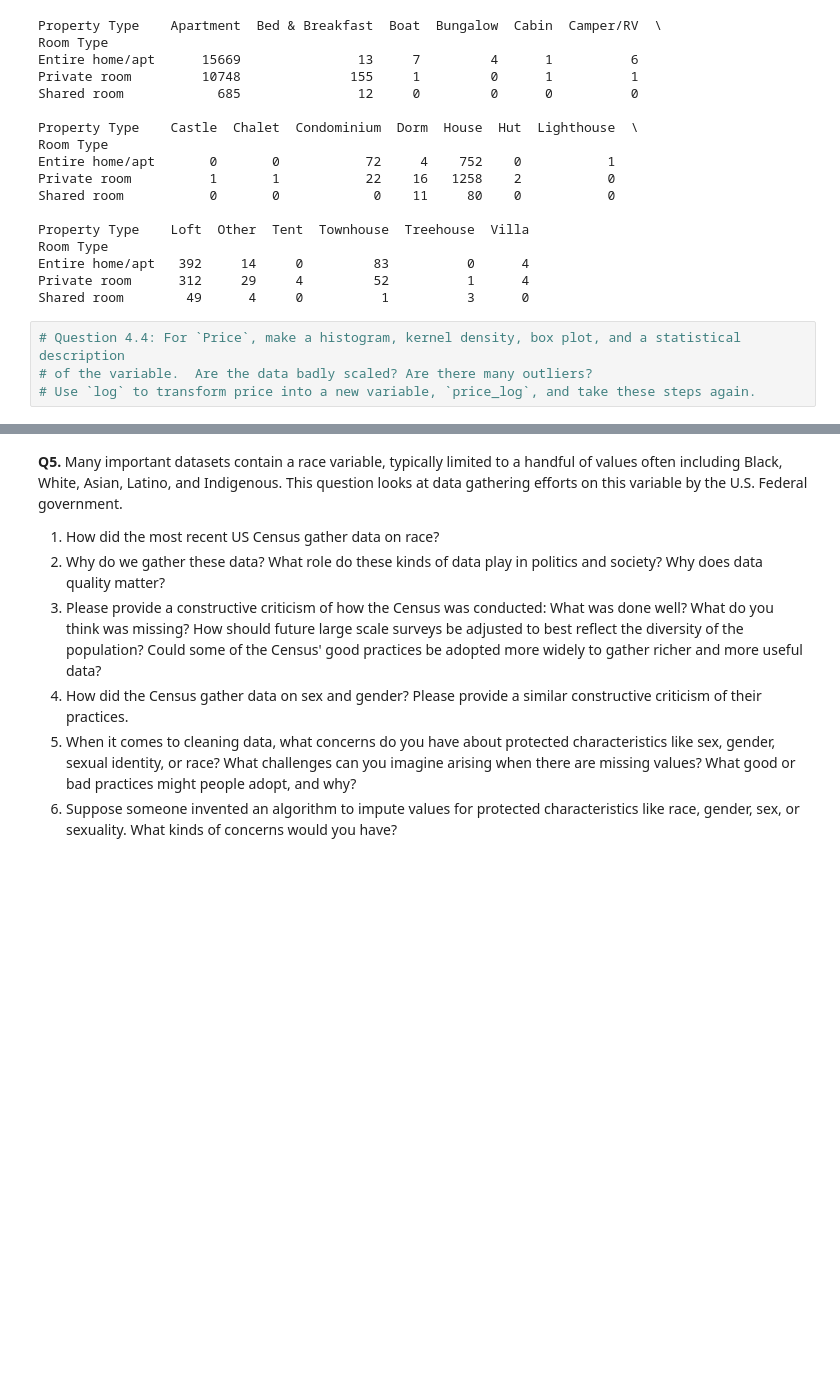
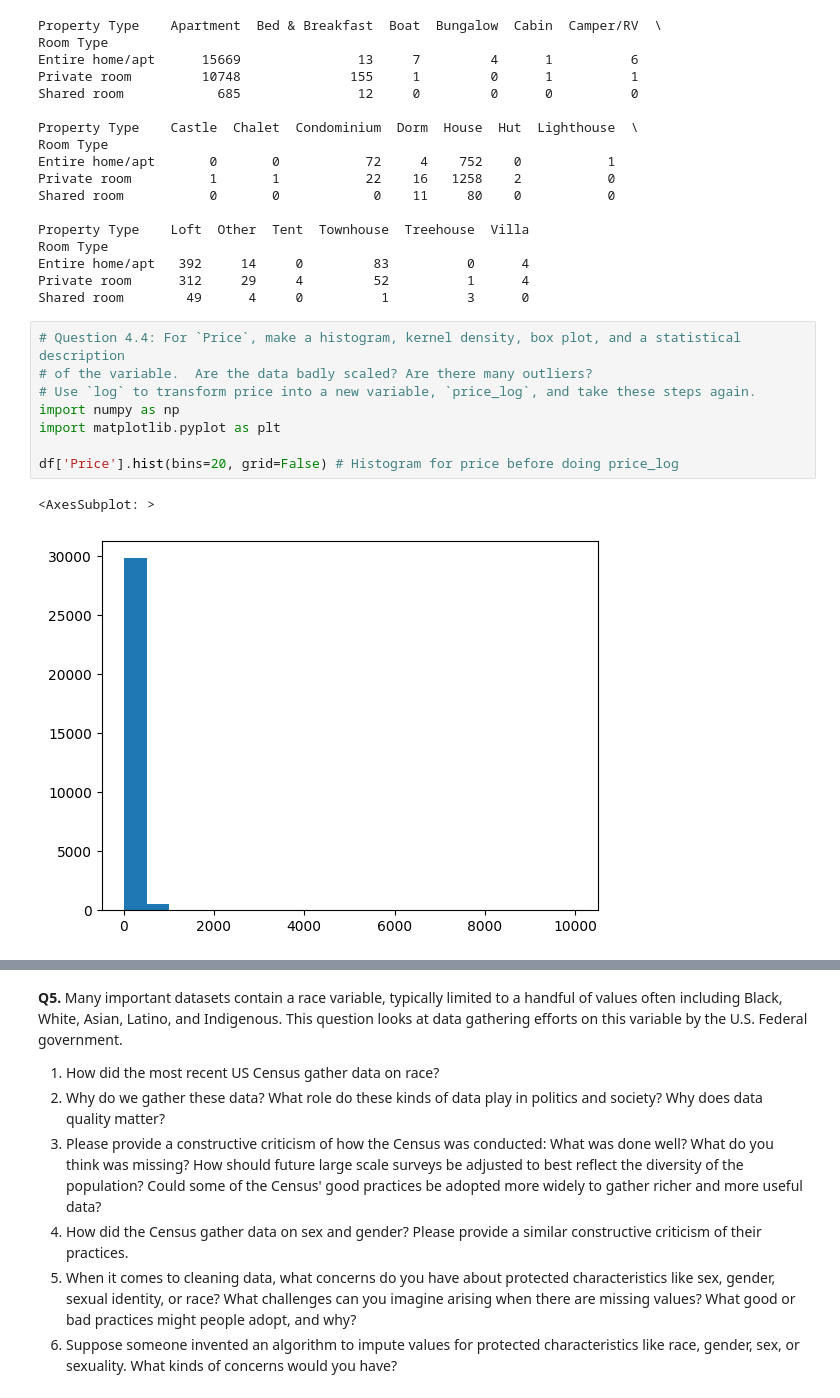
Before and after one commit to gdgurrola/assignment2, a Jupyter notebook: assignment2.ipynb, the cells around one changed output, grey strips where cells are left out. Saved outputs shown, nothing was run; the diff lists cells and outputs as text; blank space fills up the shorter version.

```diff
--- a/assignment2.ipynb
+++ b/assignment2.ipynb
@@ -236,4 +238,11 @@ Shared room        49      4     0          1          3      0
 # %%
 # Question 4.4: For `Price`, make a histogram, kernel density, box plot, and a statistical description
 # of the variable.  Are the data badly scaled? Are there many outliers?
 # Use `log` to transform price into a new variable, `price_log`, and take these steps again.
+import numpy as np
+import matplotlib.pyplot as plt
+
+df['Price'].hist(bins=20, grid=False) # Histogram for price before doing price_log
+# %% [output]
+<AxesSubplot: >
+[figure, added]
```
Also changed, not shown: parts of 8 cells of this notebook, 1 other file.
